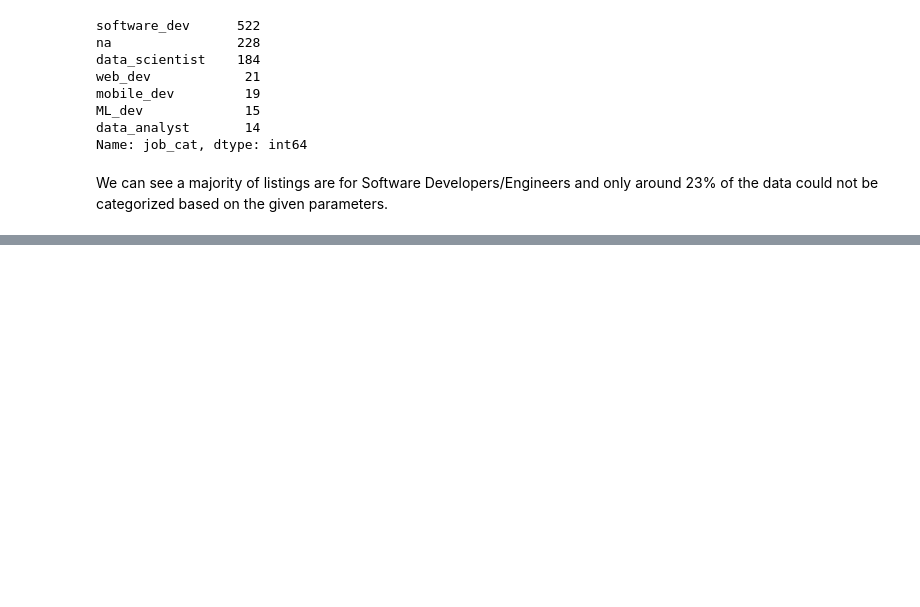
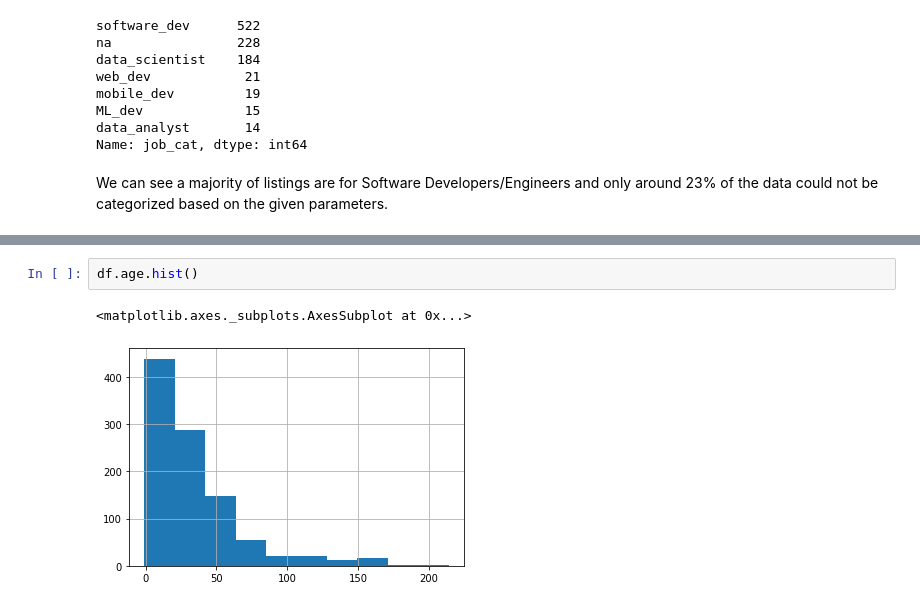
Before and after one commit to pphillips1002/Salary-Prediction-Project, a Jupyter notebook: Salary Prediction EDA.ipynb, the cells around one changed output, grey strips where cells are left out. Saved outputs shown, nothing was run; the diff lists cells and outputs as text; blank space fills up the shorter version.

```diff
--- a/Salary Prediction EDA.ipynb
+++ b/Salary Prediction EDA.ipynb
@@ -126,0 +167,5 @@ We can see a majority of listings are for Software Developers/Engineers and only
+# %%
+df.age.hist()
+# %% [output]
+<matplotlib.axes._subplots.AxesSubplot at 0x...>
+[figure, added]
```
Also changed, not shown: parts of 9 cells of this notebook.
